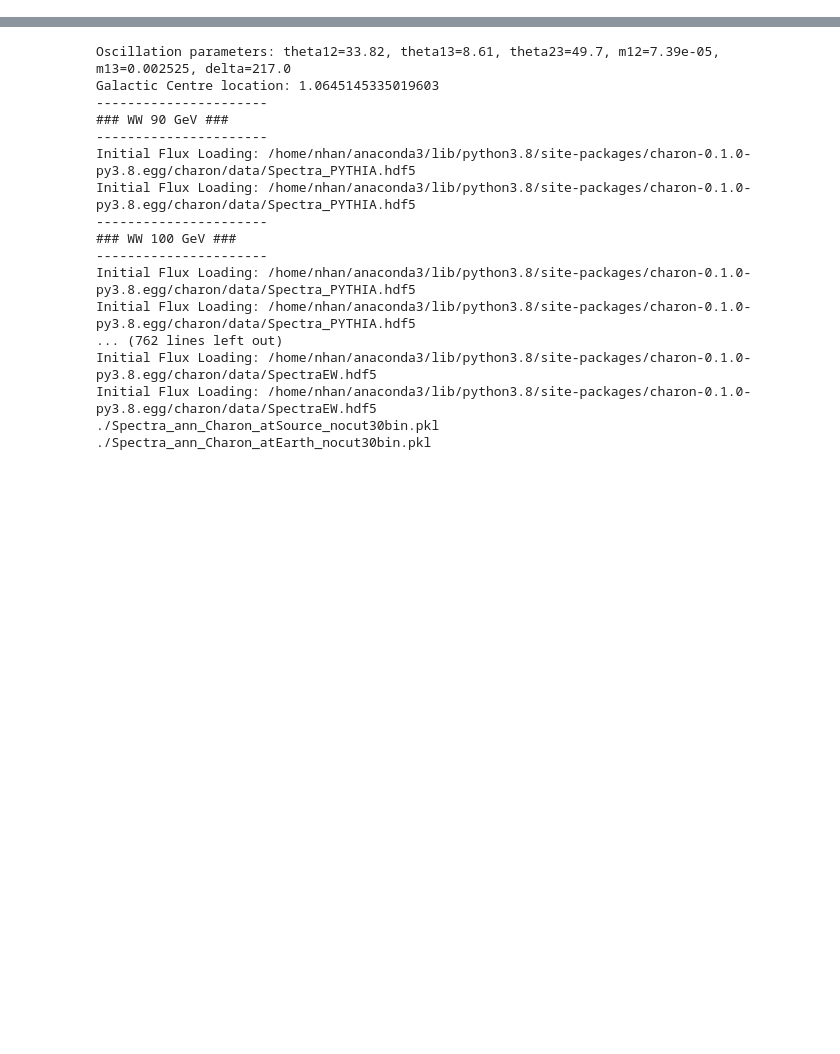
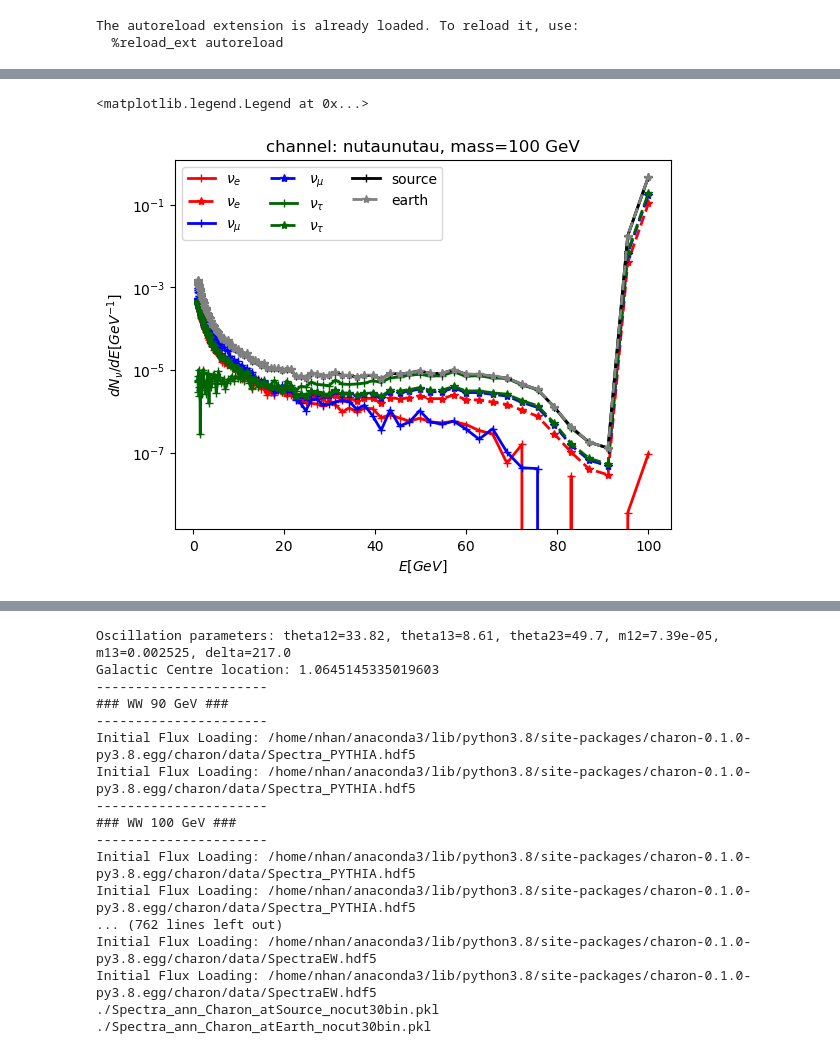
Before and after one commit to NhanChau94/GC_OscNext, a Jupyter notebook: Spectra/Test_NuRateclass.ipynb, the cells around one changed output, grey strips where cells are left out. Saved outputs shown, nothing was run; the diff lists cells and outputs as text; code cells hidden in the pictures; blank space fills up the shorter version.

```diff
--- a/Spectra/Test_NuRateclass.ipynb
+++ b/Spectra/Test_NuRateclass.ipynb
@@ -22,3 +1,24 @@ NameError: name 'PC' is not defined
+# %%
+%matplotlib inline
+%load_ext autoreload
+%autoreload 2
+
+# import os
+# os.environ['PYTHONPATH']='/data/user/tchau/Software/nuSQuIDS/lib:/cvmfs/icecube.opensciencegrid.org/py3-v4.2.1/RHEL_7_x86_64/bin/python'
+# os.environ['LD_LIBRARY_PATH']='/data/user/tchau/Software/nuSQuIDS/lib:/data/user/tchau/Software/SQuIDS/lib:/cvmfs/icecube.opensciencegrid.org/py3-v4.2.1/RHEL_7_x86_64/lib:/cvmfs/icecube.opensciencegrid.org/py3-v4.2.1/RHEL_7_x86_64/lib64:/data/user/tchau/Software/SQuIDS/lib:/cvmfs/icecube.opensciencegrid.org/py3-v4.2.1/RHEL_7_x86_64/lib:/cvmfs/icecube.opensciencegrid.org/py3-v4.2.1/RHEL_7_x86_64/lib64:/usr/lib64:/usr/lib64'
+# os.environ['JUPYTER_PATH']='/cvmfs/icecube.opensciencegrid.org/py3-v4.2.1/RHEL_7_x86_64/bin/jupyter'
+
+import numpy as np
+import matplotlib.pyplot as plt
+plt.rcParams.update({'font.size': 10})
+#Charon
+import sys
+sys.path.append("/data/user/tchau/Sandbox/GC_OscNext/Spectra")
+
+from NuSignal import *
+# %% [output]
+The autoreload extension is already loaded. To reload it, use:
+  %reload_ext autoreload
 # %%
 # cut to low values
 def cutspectra(spec, cut):
@@ -27,3 +27,56 @@ def cutspectra(spec, cut):
             if val<cut:
                 spec[flv]["dNdE"][i] = 0
     return spec
+# %%
+# Create NuRate object:
+mass=100
+channel="nutaunutau"
+
+process="ann"
+Rate = NuRate(mass, channel, process, logscale=True)
+Rate.nodes=100
+Rate.bins=100
+# Rate.logscale=True
+
+# Rate.interactions=True
+# Compute Rate
+# PPPC42 = Rate.NuRatePPPC4_AvgOsc()
+Charon2 = Rate.NuRateCharon_nuSQUIDS()
+# PPPC4 = Rate.NuRatePPPC4()
+Charon = Rate.NuRateCharon()
+# print(Charon)
+# if mass<50 and channel =="nunu":
+#     Charon = cutspectra(Charon, 1e-5)
+# print(Charon)
+# print(PPPC4)
+# style and color for plots:
+labels={"nu_e":r"$\nu_e$", "nu_mu":r"$\nu_\mu$", "nu_tau":r"$\nu_\tau$"}
+colors={"nu_e":"red","nu_mu":"blue", "nu_tau":"darkgreen" }
+
+
+
+for flv in ["nu_e", "nu_mu", "nu_tau"]:
+    # plt.plot(PPPC4[flv]["E"], PPPC4[flv]["dNdE"], linestyle="-.", color=colors[flv], label=labels[flv], marker='o')
+    plt.plot(Charon[flv]["E"], Charon[flv]["dNdE"], linewidth=2, linestyle="-", color=colors[flv], label=labels[flv], marker='+')
+    # plt.plot(PPPC42[flv]["E"], PPPC42[flv]["dNdE"], linewidth=2, linestyle="--", color=colors[flv], label=labels[flv], marker='*')
+    plt.plot(Charon2[flv]["E"], Charon2[flv]["dNdE"], linewidth=2, linestyle="--", color=colors[flv], label=labels[flv], marker='*')
+
+
+# source = PPPC4['nu_e']["dNdE"] + PPPC4['nu_mu']["dNdE"] + PPPC4['nu_tau']["dNdE"]
+# earth = PPPC42['nu_e']["dNdE"] + PPPC42['nu_mu']["dNdE"] + PPPC42['nu_tau']["dNdE"]
+# plt.plot(PPPC4['nu_e']["E"], source, linewidth=2, linestyle="-", color='black', label='source', marker='+')
+# plt.plot(PPPC42['nu_e']["E"], earth, linewidth=2, linestyle="--", color='gray', label='earth', marker='*')
+
+source = Charon['nu_e']["dNdE"] + Charon['nu_mu']["dNdE"] + Charon['nu_tau']["dNdE"]
+earth = Charon2['nu_e']["dNdE"] + Charon2['nu_mu']["dNdE"] + Charon2['nu_tau']["dNdE"]
+plt.plot(Charon['nu_e']["E"], source, linewidth=2, linestyle="-", color='black', label='source', marker='+')
+plt.plot(Charon2['nu_e']["E"], earth, linewidth=2, linestyle="--", color='gray', label='earth', marker='*')
+
+plt.semilogy()
+# plt.ylim(1e-7, 1)
+# plt.semilogx()
+plt.xlabel(r"$E [GeV]$")
+plt.ylabel(r"$dN_\nu/dE [GeV^{-1}]$")
+plt.title("channel: {}, mass={} GeV".format(channel, mass))
+plt.legend(ncol=3)
+# %% [output]
@@ -30,2 +85,4 @@ def cutspectra(spec, cut):
+<matplotlib.legend.Legend at 0x...>
+[figure, added]
 # %%
 # Create NuRate object:
```
Also changed, not shown: parts of 6 cells of this notebook, 28 other files.
